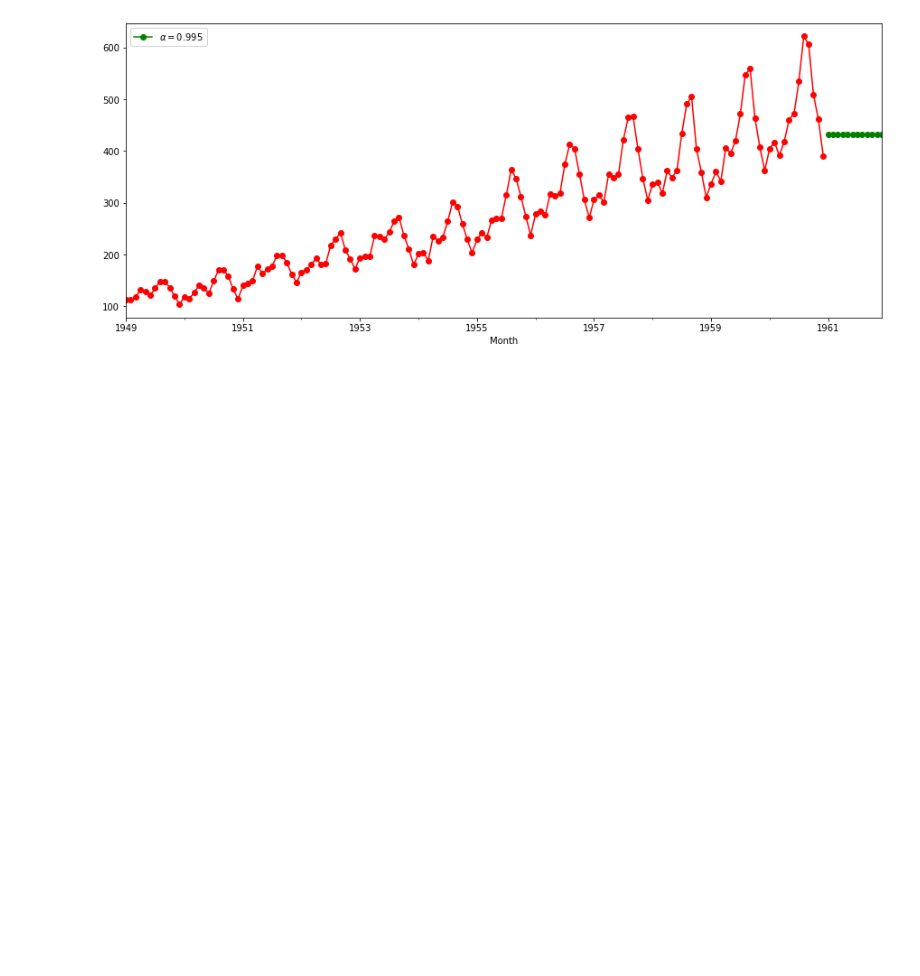
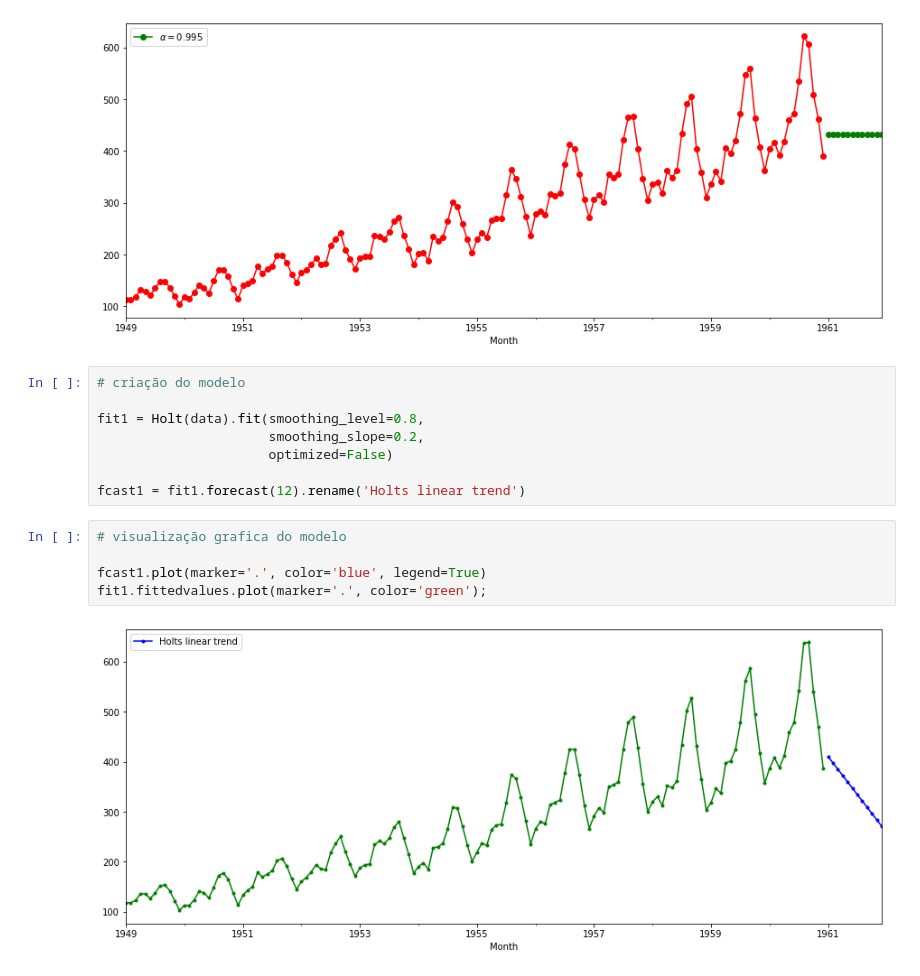
Before and after one commit to caiquemiranda/python-time-series-analysis, a Jupyter notebook: time-series-one/04-principios-previsão-series.ipynb, the cells around one changed output. Saved outputs shown, nothing was run; the diff lists cells and outputs as text; blank space fills up the shorter version.

```diff
--- a/time-series-one/04-principios-previsão-series.ipynb
+++ b/time-series-one/04-principios-previsão-series.ipynb
@@ -132,3 +140,18 @@ fcast3.plot(marker='o', color='green', legend=True)
 fit3.fittedvalues.plot(marker='o', color='red');
 # %% [output]
 [figure]
+# %%
+# criação do modelo
+
+fit1 = Holt(data).fit(smoothing_level=0.8,
+                      smoothing_slope=0.2,
+                      optimized=False)
+
+fcast1 = fit1.forecast(12).rename('Holts linear trend')
+# %%
+# visualização grafica do modelo
+
+fcast1.plot(marker='.', color='blue', legend=True)
+fit1.fittedvalues.plot(marker='.', color='green');
+# %% [output]
+[figure, added]
```
Also changed, not shown: parts of 32 cells of this notebook.
